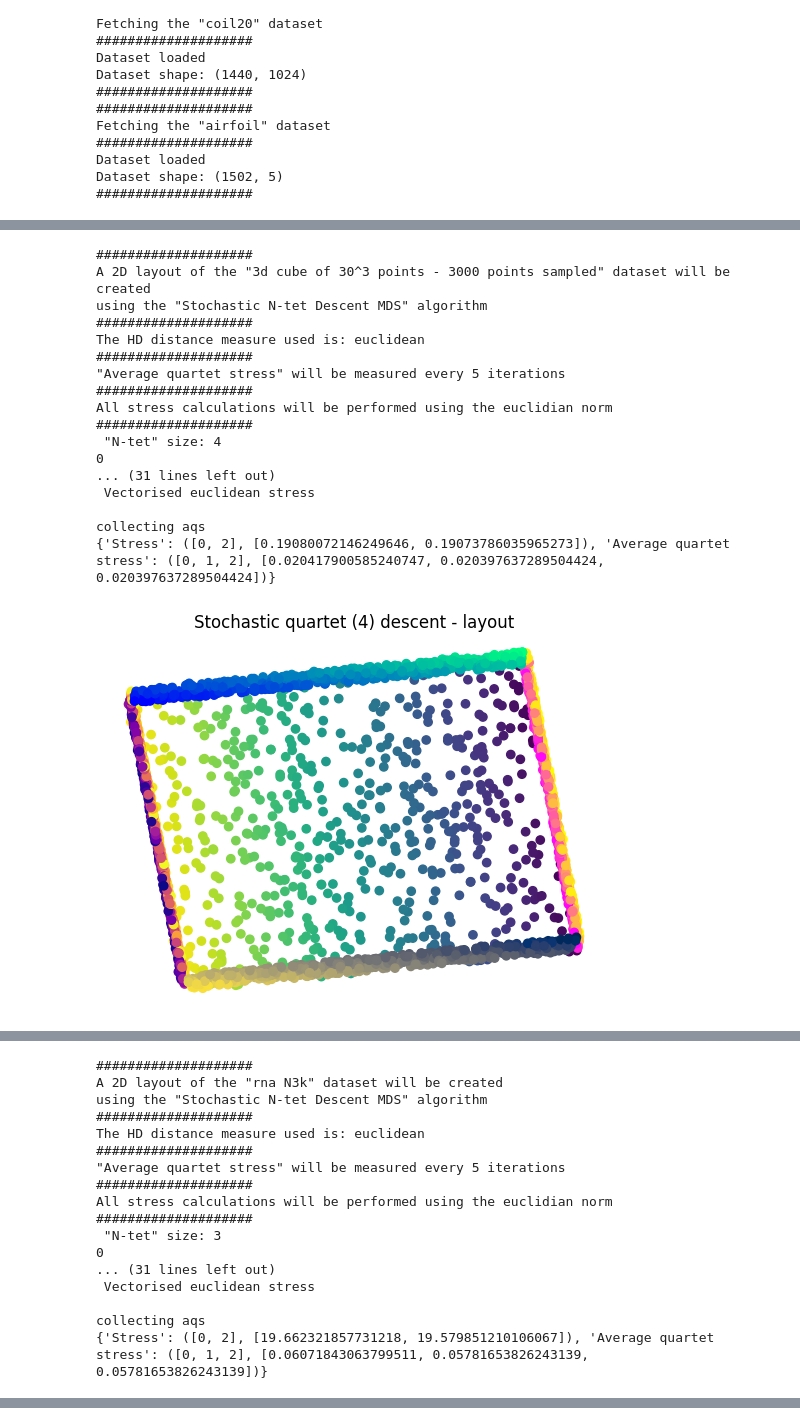
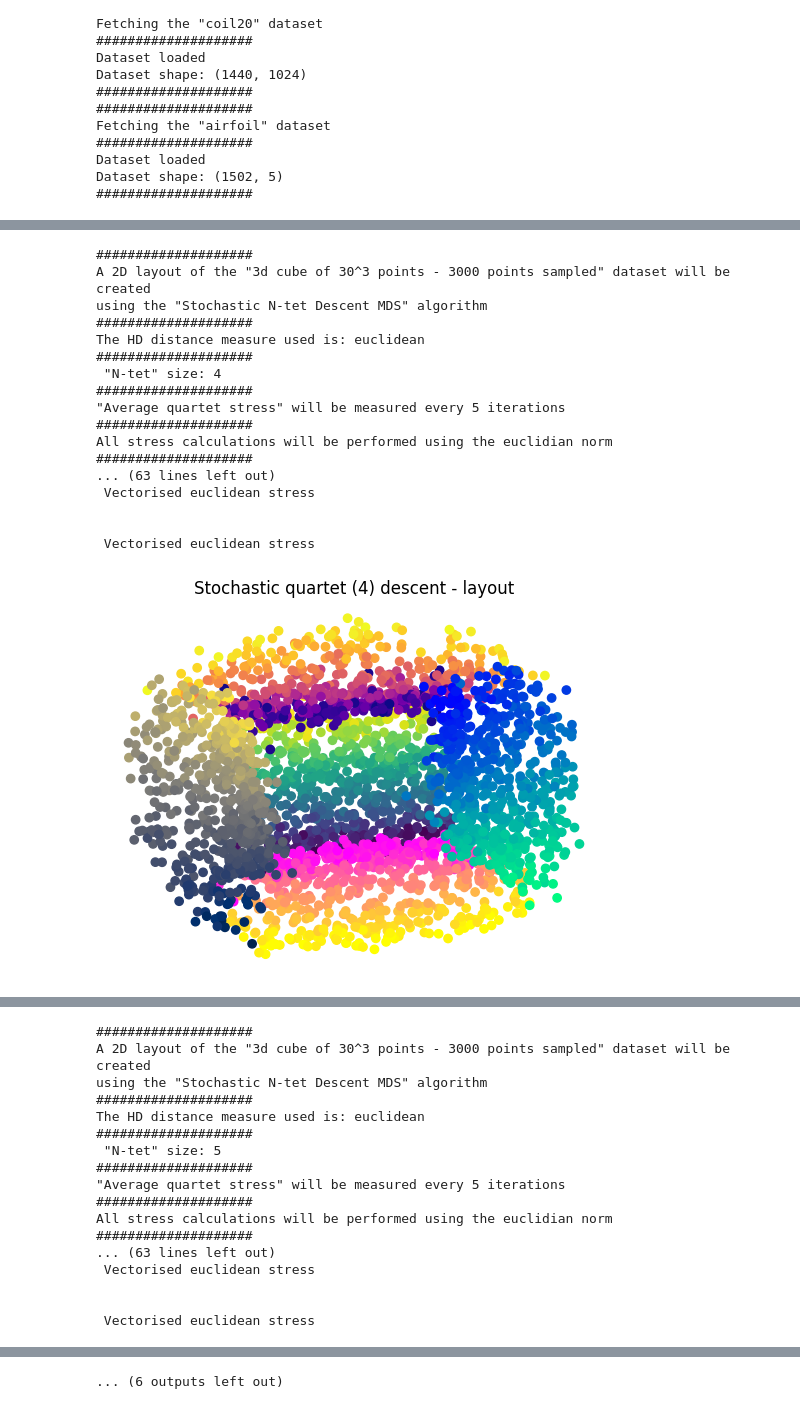
Before and after one commit to Jan961/2095736w, a Jupyter notebook: experiments/stochastic_ntet_descent/ntet_generation_metrics.ipynb, the cells around one changed output, grey strips where cells are left out. Saved outputs shown, nothing was run; the diff lists cells and outputs as text; code cells hidden in the pictures.

```diff
--- a/experiments/stochastic_ntet_descent/ntet_generation_metrics.ipynb
+++ b/experiments/stochastic_ntet_descent/ntet_generation_metrics.ipynb
@@ -48,13 +48,12 @@ Dataset shape: (1502, 5)
 ####################
 # %%
 names_list = ['trio', 'quartet', 'quintet', 'sextet', 'septet', 'octet', 'nonet', 'decet',
-               'duodecet', 'vigintet', 'quinquagintet', 'centet', 'duocentet', 'quingentet']
-ntet_sizes = [3,4,]
-# 3,4,5,6,7,8,9,10,12,20,50,
+               'duodecet','quindecet', 'vigintet','trigintet', 'quinquagintet']
+ntet_sizes = [3,4,5,6,7,8,9,10,12,15,20,30,50]
 # %%
 
-num_repeats = 2
-datasets = [cube_dataset, rna_dataset]
+num_repeats = 5
+datasets = [cube_dataset, rna_dataset, coil20_dataset]
 
 results = np.zeros((num_repeats, 3)) # 3 for - time, stress, average quartet stress
 result_layouts = {dataset.name: {ntet: [] for ntet in ntet_sizes} for dataset in datasets }
@@ -95,7 +94,7 @@ for i, dataset in enumerate(datasets):
                 current_metric_collection = {'Average quartet stress': 5}
 
             start = perf_counter()
-            layout = LowDLayoutCreation().create_layout(squad, optional_metric_collection=current_metric_collection, no_iters=2)
+            layout = LowDLayoutCreation().create_layout(squad, optional_metric_collection=current_metric_collection, no_iters=1000)
 
 
             time = (start - perf_counter())
@@ -104,10 +103,8 @@ for i, dataset in enumerate(datasets):
 
             results[k][0] = time
             results[k][1] = stress
-            results[k][2] = sum(layout.collected_metrics['Average quartet stress'][1][-10:])/10
+            results[k][2] = sum(layout.collected_metrics['Average quartet stress'][1][-50:])/50
             result_layouts[dataset.name][size].append(layout)
-
-        print(layout.collected_metrics)
 
         title = f"Stochastic {names_list[j]} ({size}) descent"
 
@@ -148,18 +145,18 @@ collecting aqs
 ####################
 A 2D layout of the "3d cube of 30^3 points - 3000 points sampled" dataset will be created
 using the "Stochastic N-tet Descent MDS" algorithm
 ####################
 The HD distance measure used is: euclidean
 ####################
+ "N-tet" size: 4
+####################
 "Average quartet stress" will be measured every 5 iterations
 ####################
 All stress calculations will be performed using the euclidian norm
 ####################
- "N-tet" size: 4
-0
-... (31 lines left out)
+... (63 lines left out)
  Vectorised euclidean stress
 
-collecting aqs
-{'Stress': ([0, 2], [0.19080072146249646, 0.19073786035965273]), 'Average quartet stress': ([0, 1, 2], [0.020417900585240747, 0.020397637289504424, 0.020397637289504424])}
+
+ Vectorised euclidean stress
-[figure, old version]
+[figure, new version]
@@ -167,17 +164,17 @@ collecting aqs
 ####################
-A 2D layout of the "rna N3k" dataset will be created
+A 2D layout of the "3d cube of 30^3 points - 3000 points sampled" dataset will be created
 using the "Stochastic N-tet Descent MDS" algorithm
 ####################
 The HD distance measure used is: euclidean
+####################
+ "N-tet" size: 5
 ####################
 "Average quartet stress" will be measured every 5 iterations
 ####################
 All stress calculations will be performed using the euclidian norm
 ####################
- "N-tet" size: 3
-0
-... (31 lines left out)
+... (63 lines left out)
  Vectorised euclidean stress
 
-collecting aqs
-{'Stress': ([0, 2], [19.662321857731218, 19.579851210106067]), 'Average quartet stress': ([0, 1, 2], [0.06071843063799511, 0.05781653826243139, 0.05781653826243139])}
+
+ Vectorised euclidean stress
@@ -204,0 +201 @@ collecting aqs
+... (6 outputs left out)
```
Also changed, not shown: parts of 1 cell of this notebook, 15 other files.
